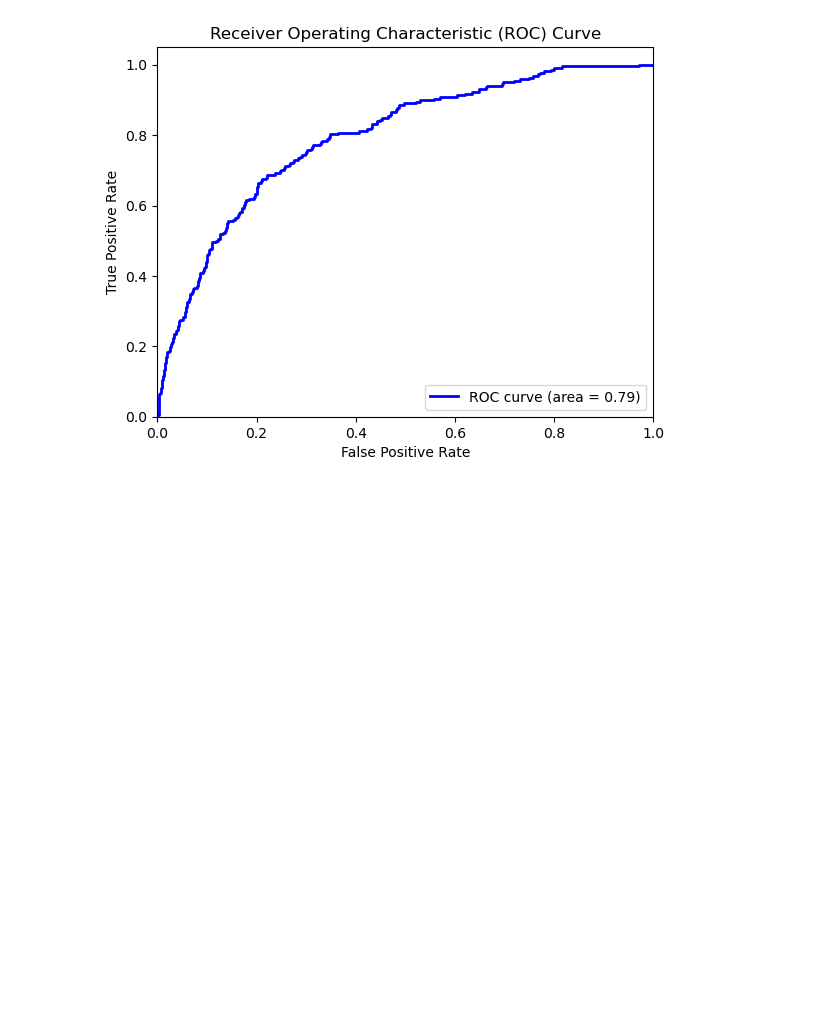
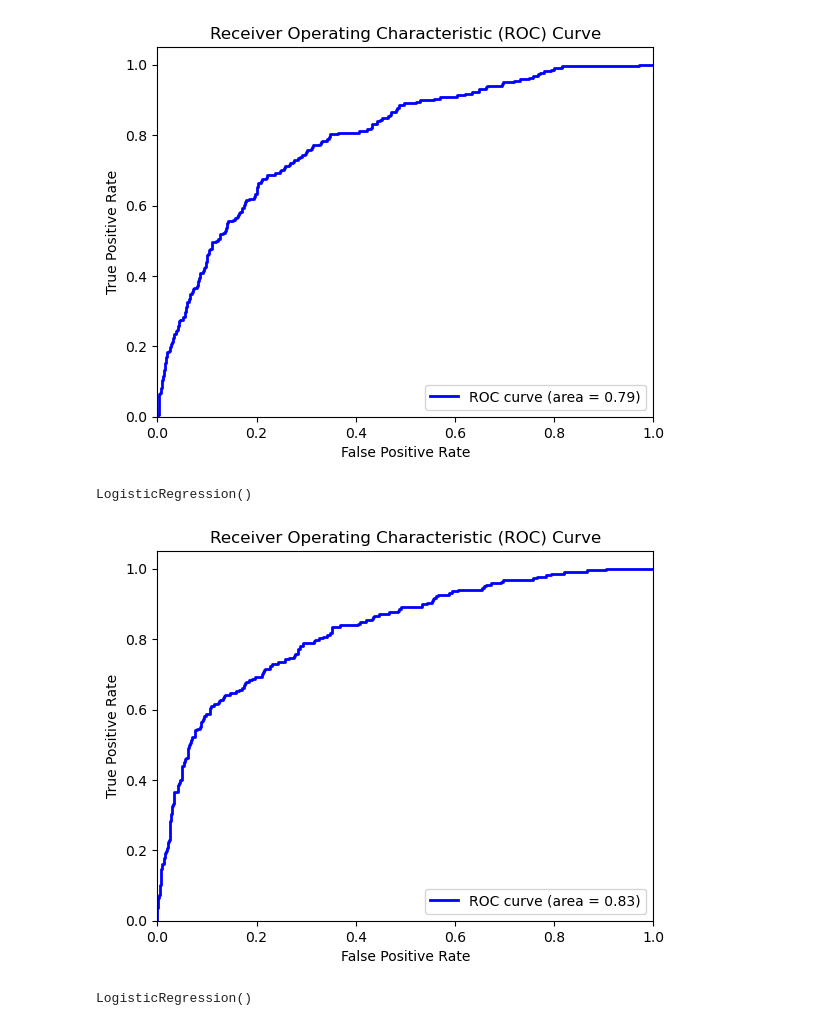
Before and after one commit to rsriram2/POCUS_B-Line_Prediction, a Jupyter notebook: create_image_metrics/NHANES/run_basic_lr.ipynb, the cells around one changed output. Saved outputs shown, nothing was run; the diff lists cells and outputs as text; code cells hidden in the pictures; blank space fills up the shorter version.

Commit message:
NHANES Logisitic Regression Models

```diff
--- a/create_image_metrics/NHANES/run_basic_lr.ipynb
+++ b/create_image_metrics/NHANES/run_basic_lr.ipynb
@@ -136,3 +136,35 @@ plt.legend(loc="lower right")
 plt.show()
 # %% [output]
 [figure]
+# %%
+X = data_above_50[['TMIMS', 'gender_encoded', 'age']]
+Y = data_above_50['event']
+
+# Check for missing values and handle them
+Y = Y.dropna()
+X = X.loc[Y.index]
+
+X = X.dropna()
+Y = Y.loc[X.index]
+# %%
+X_train, X_test, Y_train, Y_test = train_test_split(X, Y, test_size=0.3, random_state=42)
+model = LogisticRegression()
+model.fit(X_train, Y_train)
+# %% [output]
+LogisticRegression()
+# %%
+y_pred_prob = model.predict_proba(X_test)[:, 1]
+fpr, tpr, thresholds = roc_curve(Y_test, y_pred_prob)
+auc = roc_auc_score(Y_test, y_pred_prob)
+
+plt.figure()
+plt.plot(fpr, tpr, color='blue', lw=2, label=f'ROC curve (area = {auc:.2f})')
+plt.xlim([0.0, 1.0])
+plt.ylim([0.0, 1.05])
+plt.xlabel('False Positive Rate')
+plt.ylabel('True Positive Rate')
+plt.title('Receiver Operating Characteristic (ROC) Curve')
+plt.legend(loc="lower right")
+plt.show()
+# %% [output]
+[figure, added]
@@ -138,0 +181,6 @@ plt.show()
+# %%
+X_train, X_test, Y_train, Y_test = train_test_split(X, Y, test_size=0.3, random_state=42)
+model = LogisticRegression()
+model.fit(X_train, Y_train)
+# %% [output]
+LogisticRegression()
```
Also changed, not shown: parts of 9 cells of this notebook, 1 other file.
